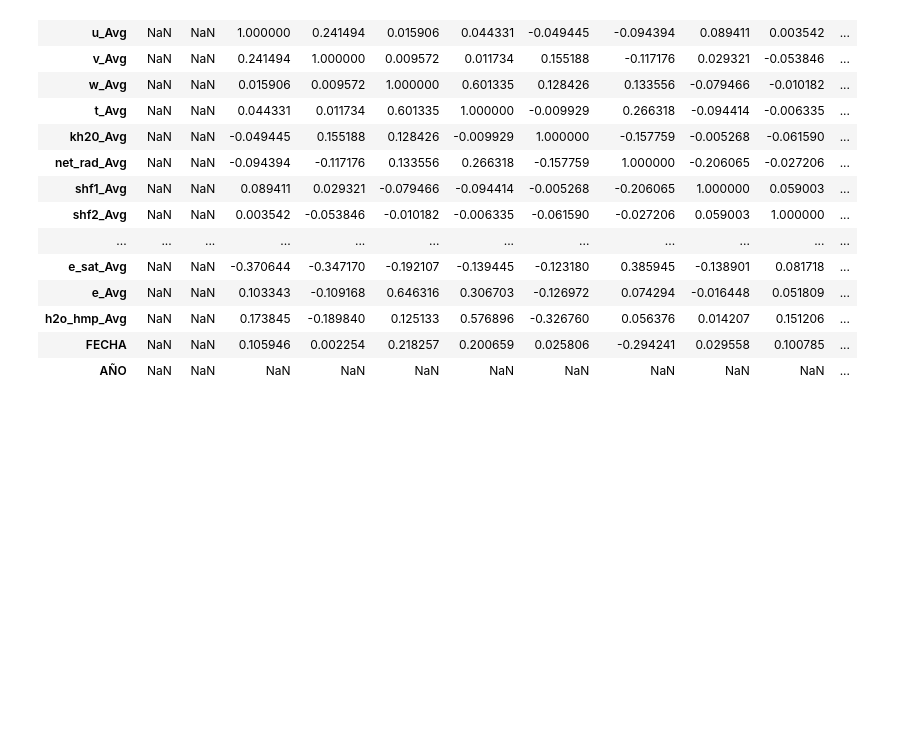
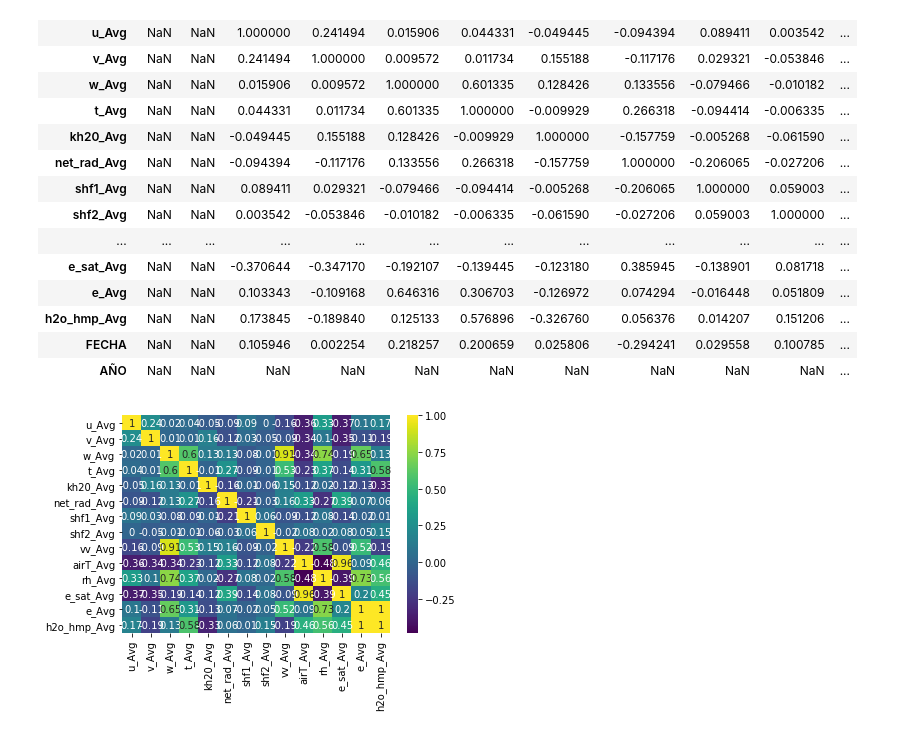
Before and after one commit to albertomedinac/Computacional-I, a Jupyter notebook: actividad_7/actividad7.ipynb, the cells around one changed output. Drawn from its saved outputs; the diff is of its cells as text; code cells hidden in the pictures; blank space fills up the shorter version.

```diff
--- a/actividad_7/actividad7.ipynb
+++ b/actividad_7/actividad7.ipynb
@@ -117,0 +122,6 @@ corr=df2.corr(method='pearson')
+# %%
+sns.heatmap(corr,annot=True,fmt="g",cmap='viridis')
+plt.savefig('1',plt=2000)
+plt.show()
+# %% [output]
+[figure, added]
```
Also changed, not shown: parts of 11 cells of this notebook, 14 other files.
